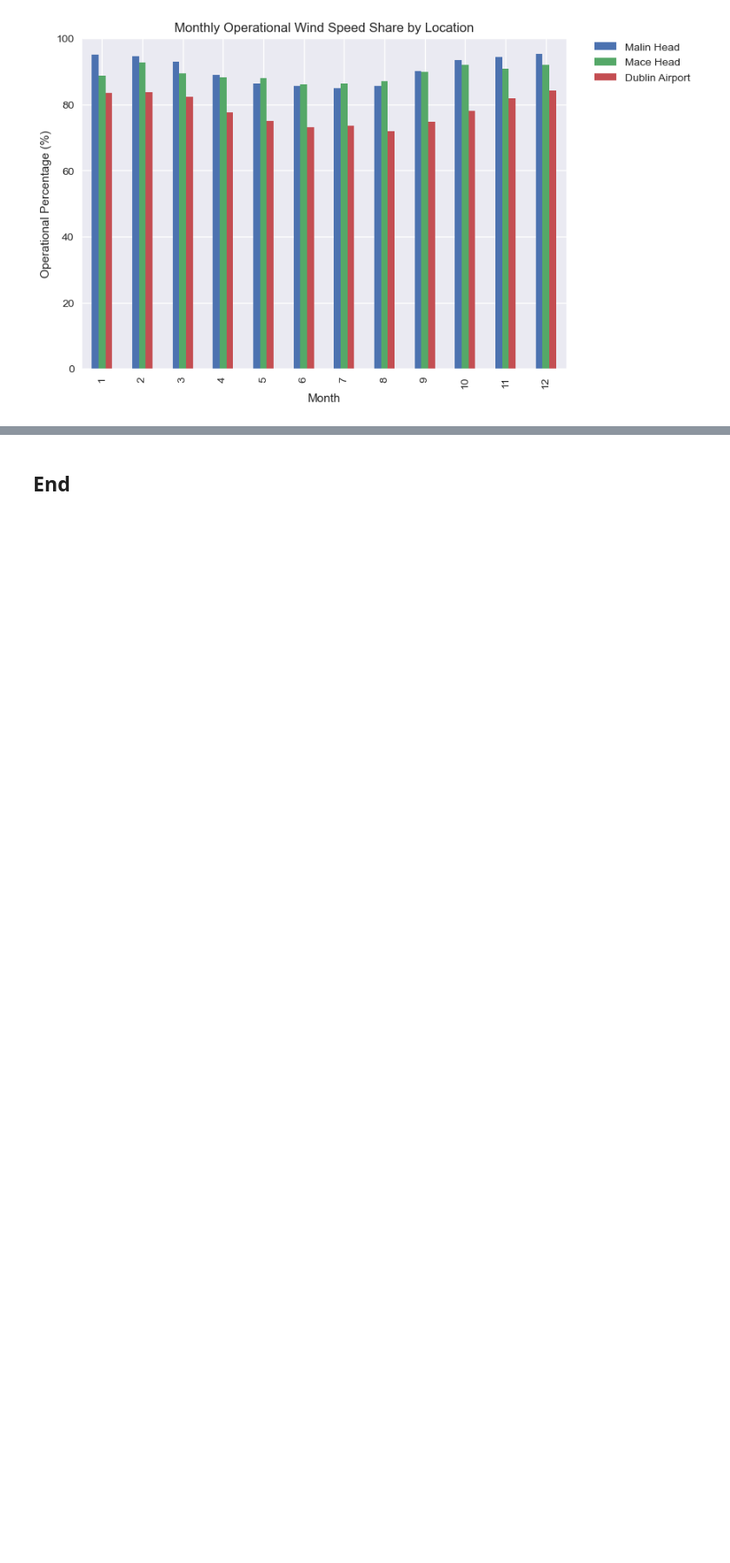
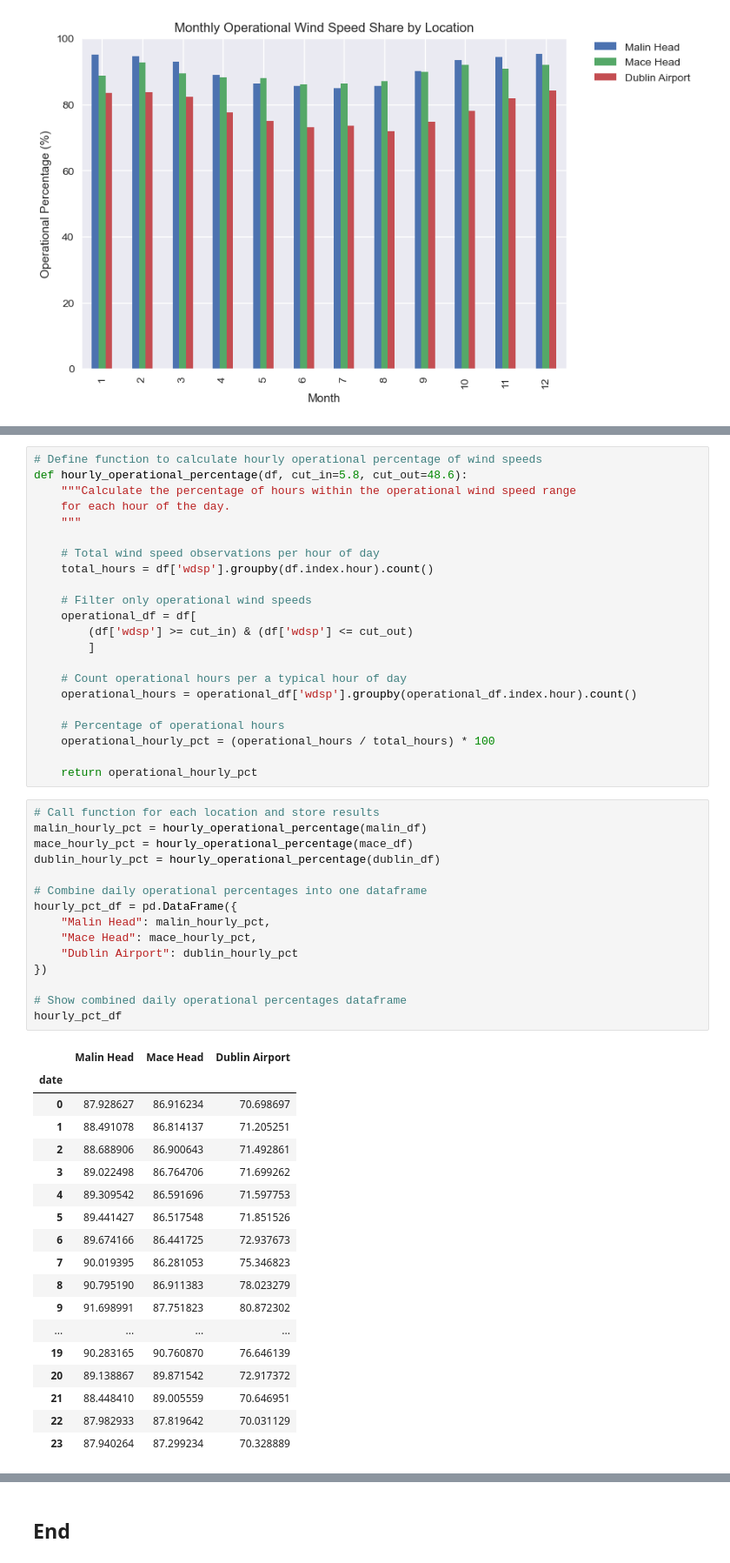
Before and after one commit to Oksyyy/programming-for-data-analytics, a Jupyter notebook: project/wind_anlysis.ipynb, the cells around one changed output, grey strips where cells are left out. Shown at 87% size. Saved outputs shown, nothing was run; the diff lists cells and outputs as text; blank space fills up the shorter version.

```diff
--- a/project/wind_anlysis.ipynb
+++ b/project/wind_anlysis.ipynb
@@ -521,0 +528,56 @@ This bar chart confirms earlier observations that wind conditions are most favou
+# %%
+# Define function to calculate hourly operational percentage of wind speeds
+def hourly_operational_percentage(df, cut_in=5.8, cut_out=48.6):
+    """Calculate the percentage of hours within the operational wind speed range
+    for each hour of the day.
+    """
+
+    # Total wind speed observations per hour of day
+    total_hours = df['wdsp'].groupby(df.index.hour).count()
+
+    # Filter only operational wind speeds
+    operational_df = df[
+        (df['wdsp'] >= cut_in) & (df['wdsp'] <= cut_out)
+        ]
+
+    # Count operational hours per a typical hour of day
+    operational_hours = operational_df['wdsp'].groupby(operational_df.index.hour).count()
+
+    # Percentage of operational hours
+    operational_hourly_pct = (operational_hours / total_hours) * 100
+
+    return operational_hourly_pct
+# %%
+# Call function for each location and store results
+malin_hourly_pct = hourly_operational_percentage(malin_df)
+mace_hourly_pct = hourly_operational_percentage(mace_df)
+dublin_hourly_pct = hourly_operational_percentage(dublin_df)
+
+# Combine daily operational percentages into one dataframe
+hourly_pct_df = pd.DataFrame({
+    "Malin Head": malin_hourly_pct,
+    "Mace Head": mace_hourly_pct,
+    "Dublin Airport": dublin_hourly_pct
+})
+
+# Show combined daily operational percentages dataframe
+hourly_pct_df
+# %% [output]
+|  | Malin Head | Mace Head | Dublin Airport |
+| date |  |  |  |
+| 0 | 87.928627 | 86.916234 | 70.698697 |
+| 1 | 88.491078 | 86.814137 | 71.205251 |
+| 2 | 88.688906 | 86.900643 | 71.492861 |
+| 3 | 89.022498 | 86.764706 | 71.699262 |
+| 4 | 89.309542 | 86.591696 | 71.597753 |
+| 5 | 89.441427 | 86.517548 | 71.851526 |
+| 6 | 89.674166 | 86.441725 | 72.937673 |
+| 7 | 90.019395 | 86.281053 | 75.346823 |
+| 8 | 90.795190 | 86.911383 | 78.023279 |
+| 9 | 91.698991 | 87.751823 | 80.872302 |
+| ... | ... | ... | ... |
+| 19 | 90.283165 | 90.760870 | 76.646139 |
+| 20 | 89.138867 | 89.871542 | 72.917372 |
+| 21 | 88.448410 | 89.005559 | 70.646951 |
+| 22 | 87.982933 | 87.819642 | 70.031129 |
+| 23 | 87.940264 | 87.299234 | 70.328889 |
```
Also changed, not shown: parts of 13 cells of this notebook.
